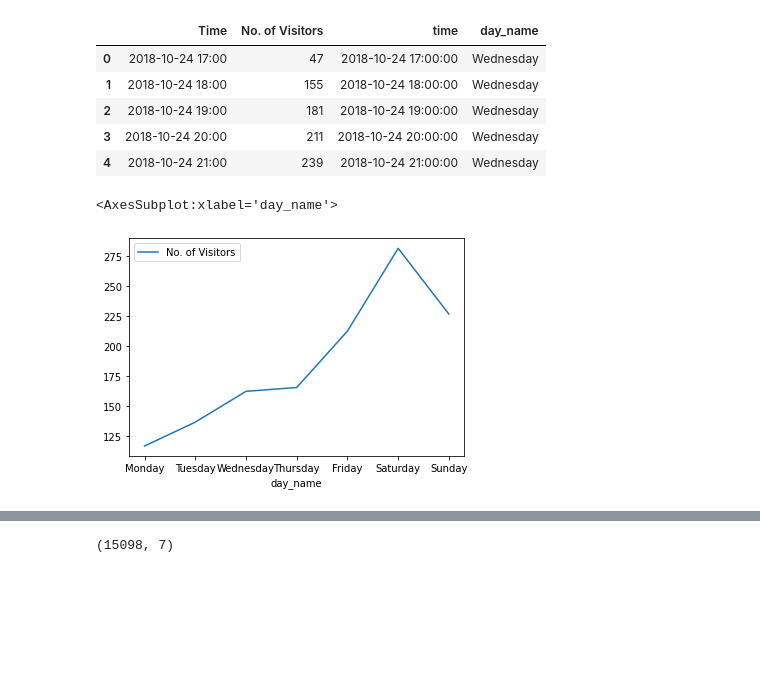
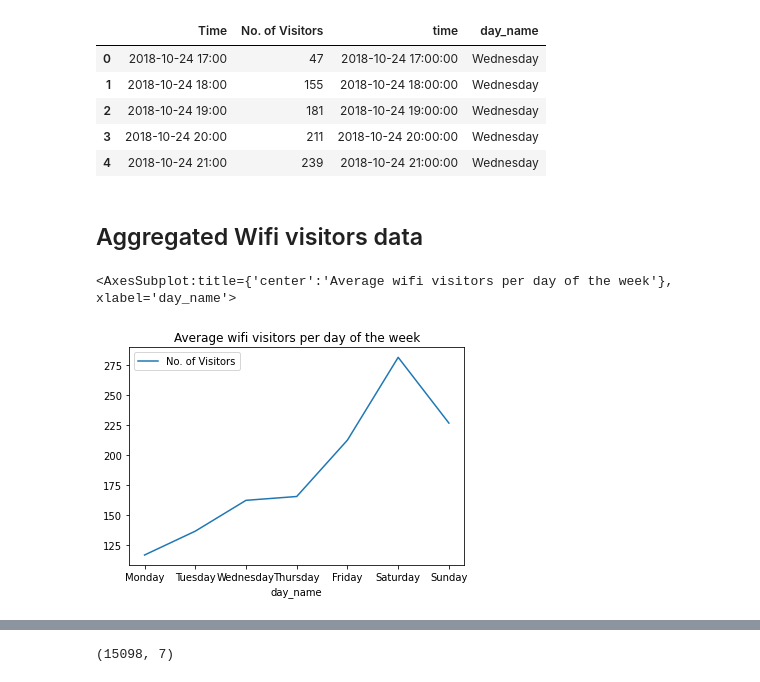
Before and after one commit to xssChauhan/torino-noise, a Jupyter notebook: Torino Data.ipynb, the cells around one changed output, grey strips where cells are left out. Drawn from its saved outputs; the diff is of its cells as text; code cells hidden in the pictures; blank space fills up the shorter version.

```diff
--- a/Torino Data.ipynb
+++ b/Torino Data.ipynb
@@ -131,14 +187,16 @@ wifi_data.head()
 | 2 | 2018-10-24 19:00 | 181 | 2018-10-24 19:00:00 | Wednesday |
 | 3 | 2018-10-24 20:00 | 211 | 2018-10-24 20:00:00 | Wednesday |
 | 4 | 2018-10-24 21:00 | 239 | 2018-10-24 21:00:00 | Wednesday |
+# %% [markdown]
+## Aggregated Wifi visitors data
 # %%
 wifi_weekday_agg = wifi_data[["day_name", "No. of Visitors"]].groupby("day_name").agg("mean")
 
 wifi_weekday_agg = wifi_weekday_agg.reindex(
     index=["Monday", "Tuesday", "Wednesday", "Thursday", "Friday", "Saturday", "Sunday"]
 )
 
-wifi_weekday_agg.plot()
+wifi_weekday_agg.plot(title="Average wifi visitors per day of the week")
 # %% [output]
-<AxesSubplot:xlabel='day_name'>
+<AxesSubplot:title={'center':'Average wifi visitors per day of the week'}, xlabel='day_name'>
-[figure, old version]
+[figure, new version]
```
Also changed, not shown: parts of 93 cells of this notebook, 9 other files.
